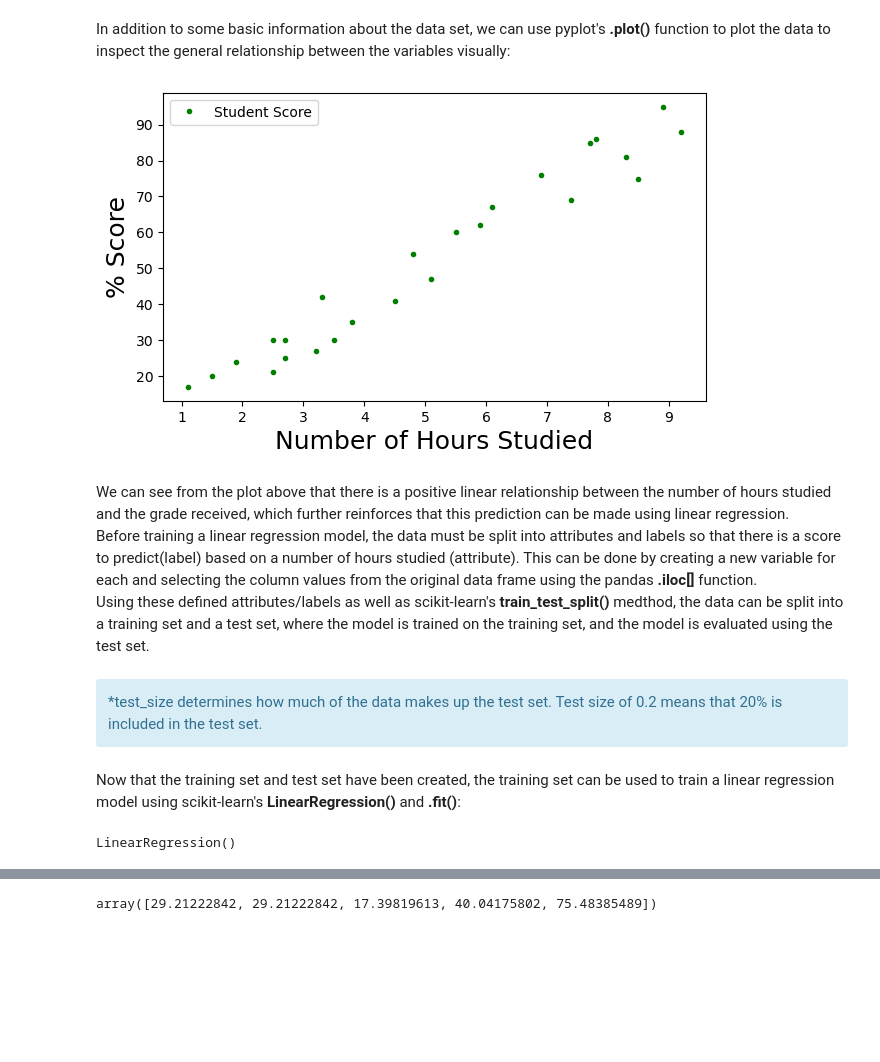
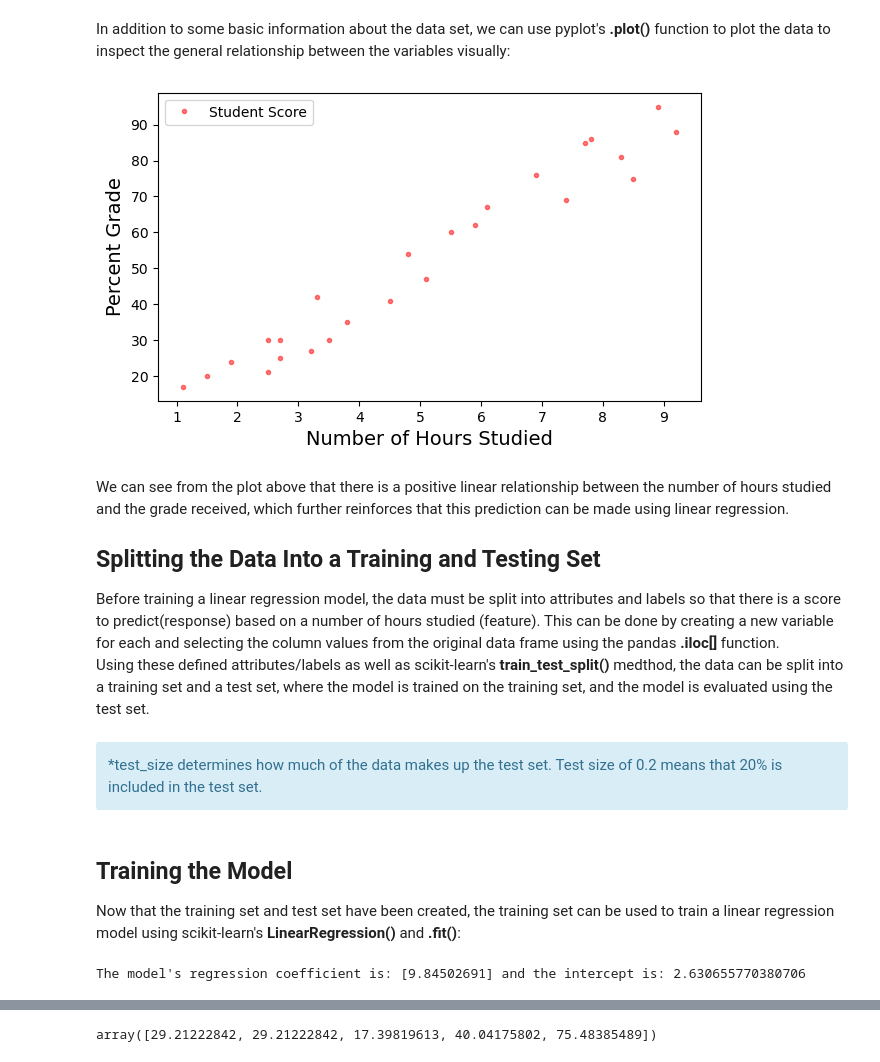
Before and after one commit to liamconeill/GRIP-task1, a Jupyter notebook: LO_GRIP_Task1.ipynb, the cells around one changed output, grey strips where cells are left out. Cells and saved outputs as stored; diff of their text form; code cells hidden in the pictures; blank space fills up the shorter version.

```diff
--- a/LO_GRIP_Task1.ipynb
+++ b/LO_GRIP_Task1.ipynb
@@ -60,16 +61,16 @@ study_scores.describe()
 In addition to some basic information about the data set, we can use pyplot's <b>.plot()</b> function to plot the data to inspect the general relationship between the variables visually:
 # %%
 #Plot data to visually inspect it
-study_scores.plot(x = 'Hours', y = 'Scores', label = 'Student Score', style = '.', color = 'g', figsize = (7,4))
-plt.xlabel('Number of Hours Studied', fontsize = 18)
-plt.ylabel('% Score', fontsize = 18)
+study_scores.plot(x = 'Hours', y = 'Scores', label = 'Student Score', style = '.', color = 'r', figsize = (7,4), alpha = 0.5)
+plt.xlabel('Number of Hours Studied', fontsize = 14)
+plt.ylabel('Percent Grade', fontsize = 14)
 plt.show()
 # %% [output]
-[figure, old version]
+[figure, new version]
 # %% [markdown]
 We can see from the plot above that there is a positive linear relationship between the number of hours studied and the grade received, which further reinforces that this prediction can be made using linear regression.
-<br></br>
-Before training a linear regression model, the data must be split into attributes and labels so that there is a score to predict(label) based on a number of hours studied (attribute). This can be done by creating a new variable for each and selecting the column values from the original data frame using the pandas <b>.iloc[]</b> function.
+## Splitting the Data Into a Training and Testing Set
+Before training a linear regression model, the data must be split into attributes and labels so that there is a score to predict(response) based on a number of hours studied (feature). This can be done by creating a new variable for each and selecting the column values from the original data frame using the pandas <b>.iloc[]</b> function.
 <br></br>
 Using these defined attributes/labels as well as scikit-learn's <b>train_test_split()</b> medthod, the data can be split into a training set and a test set, where the model is trained on the training set, and the model is evaluated using the test set.
 # %%
@@ -85,11 +86,13 @@ X_train, X_test, y_train, y_test = train_test_split(X, y, test_size = 0.2, rando
     *test_size determines how much of the data makes up the test set. Test size of 0.2 means that 20% is included in the test set.
 </div>
 # %% [markdown]
+## Training the Model
 Now that the training set and test set have been created, the training set can be used to train a linear regression model using scikit-learn's <b>LinearRegression()</b> and <b>.fit()</b>:
 # %%
 from sklearn.linear_model import LinearRegression
 
 model = LinearRegression()
 model.fit(X_train, y_train)
+print("The model's regression coefficient is:", model.coef_, "and the intercept is:", model.intercept_)
 # %% [output]
-LinearRegression()
+The model's regression coefficient is: [9.84502691] and the intercept is: 2.630655770380706
```
Also changed, not shown: parts of 6 cells of this notebook.
